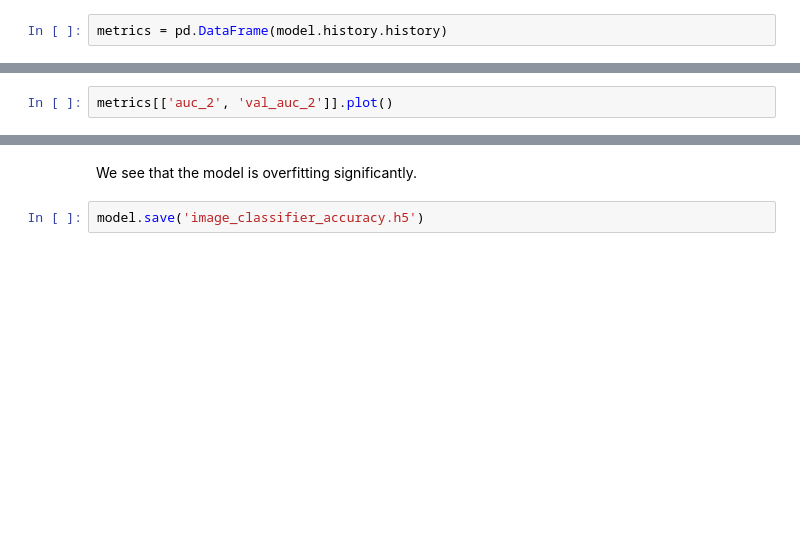
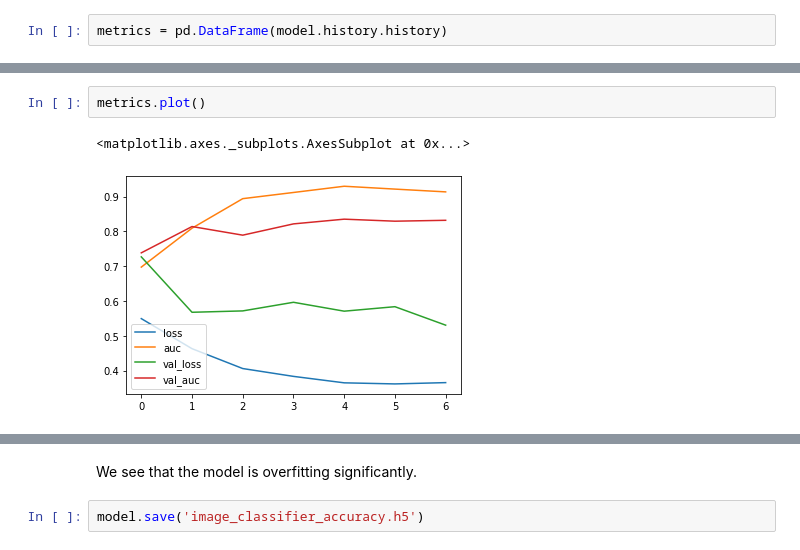
Before and after one commit to OsosKP/tf-image-classifier, a Jupyter notebook: squeezeNet.ipynb, the cells around one changed output, grey strips where cells are left out. Drawn from its saved outputs; the diff is of its cells as text; blank space fills up the shorter version.

```diff
--- a/squeezeNet.ipynb
+++ b/squeezeNet.ipynb
@@ -104,4 +158,7 @@ metrics[['accuracy', 'val_accuracy']].plot()
 # %%
-metrics[['auc_2', 'val_auc_2']].plot()
+metrics.plot()
+# %% [output]
+<matplotlib.axes._subplots.AxesSubplot at 0x...>
+[figure, added]
 # %%
 metrics[['loss', 'val_loss']].plot()
```
Also changed, not shown: parts of 12 cells of this notebook, 1 other file.
